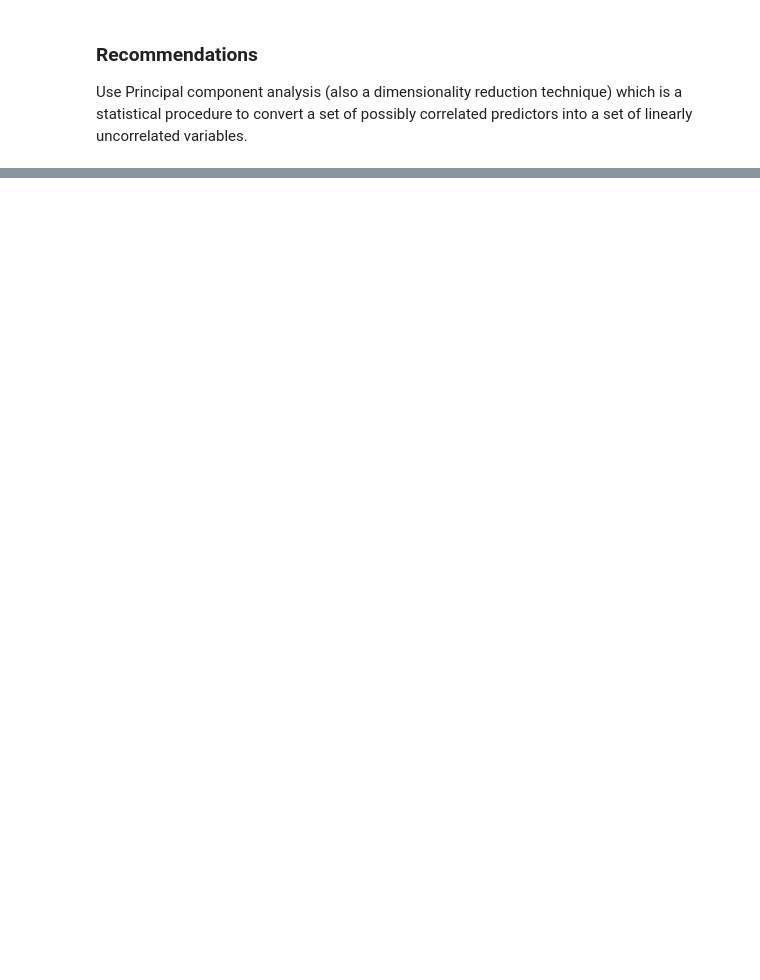
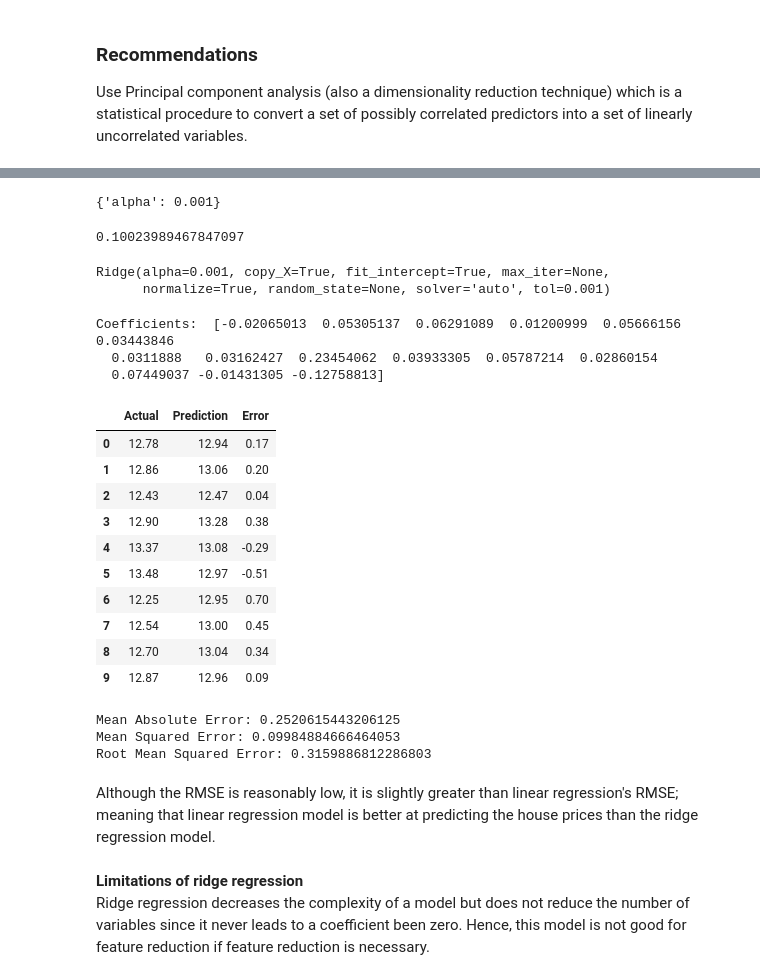
Before and after one commit to WambuiKahuthu/MORINGA_CORE_WEEK7_IP_REGRESSION2, a Jupyter notebook: Moringa_Data_Science_Core_W7_Independent_Project_2021_08_Wambui_Kahuthu_Python_Notebook.ipynb, the cells around one changed output, grey strips where cells are left out. Drawn from its saved outputs; the diff is of its cells as text; code cells hidden in the pictures; blank space fills up the shorter version.

```diff
--- a/Moringa_Data_Science_Core_W7_Independent_Project_2021_08_Wambui_Kahuthu_Python_Notebook.ipynb
+++ b/Moringa_Data_Science_Core_W7_Independent_Project_2021_08_Wambui_Kahuthu_Python_Notebook.ipynb
@@ -574,0 +762,79 @@ Use Principal component analysis (also a dimensionality reduction technique) whi
+# %%
+# Determine the most appropriate hyperparameter value for the l2 regularization using grid search.
+
+# Import ridge regressor
+from sklearn.linear_model import Ridge
+
+# Instantiate ridge model and indicate normalization in order to get better estimates
+ridge = Ridge(normalize=True)
+
+# Setup the grid that we will use.
+search = GridSearchCV(estimator=ridge,param_grid={'alpha':np.logspace(-5,2,8)},scoring='neg_mean_squared_error',n_jobs=1,refit=True,cv=10)
+# %%
+# Use the .fit function to run the model and then use the .best_params_ and .best_scores_ function to determine the models strength.
+search.fit(X_train,y_train)
+print(search.best_params_)
+{'alpha': 0.01}
+abs(search.best_score_)
+
+# The best_params_ tells us what to set alpha to
+# The best_score_ tells us what the best possible mean squared error is
+# %% [output]
+{'alpha': 0.001}
+0.10023989467847097
+# %%
+# Fitting our model with the recommended alpha value
+ridge = Ridge(normalize=True,alpha=0.001)
+ridge.fit(X_train,y_train)
+# %% [output]
+Ridge(alpha=0.001, copy_X=True, fit_intercept=True, max_iter=None,
+      normalize=True, random_state=None, solver='auto', tol=0.001)
+# %%
+# Finding the coefficients of the variables
+print('Coefficients: ',ridge.coef_)
+# %% [output]
+Coefficients:  [-0.02065013  0.05305137  0.06291089  0.01200999  0.05666156  0.03443846
+  0.0311888   0.03162427  0.23454062  0.03933305  0.05787214  0.02860154
+  0.07449037 -0.01431305 -0.12758813]
+# %%
+# Making Predictions
+
+# obtain the trained model's predictions of the based on X_test
+y_pred = ridge.predict(X_test) # the y_pred is a numpy array that contains all the predicted values
+error= (y_pred-y_test)
+# create a dataframe that compares the actual output values for X_test with the predicted values
+df = pd.DataFrame({'Actual': y_test, 'Prediction': y_pred, 'Error':error})
+
+# display top 10 records in the comparison dataframe
+df.head(10)
+# %% [output]
+|  | Actual | Prediction | Error |
+| 0 | 12.78 | 12.94 | 0.17 |
+| 1 | 12.86 | 13.06 | 0.20 |
+| 2 | 12.43 | 12.47 | 0.04 |
+| 3 | 12.90 | 13.28 | 0.38 |
+| 4 | 13.37 | 13.08 | -0.29 |
+| 5 | 13.48 | 12.97 | -0.51 |
+| 6 | 12.25 | 12.95 | 0.70 |
+| 7 | 12.54 | 13.00 | 0.45 |
+| 8 | 12.70 | 13.04 | 0.34 |
+| 9 | 12.87 | 12.96 | 0.09 |
+# %%
+# Evaluating the Algorithm
+
+# import metrics
+from sklearn import metrics
+
+# evaluate the performance of the model by computing the MAE, MSE, and RMSE scores
+print('Mean Absolute Error:', metrics.mean_absolute_error(y_test, y_pred))
+print('Mean Squared Error:',(metrics.mean_squared_error(y_test, y_pred)))
+print('Root Mean Squared Error:', (np.sqrt(metrics.mean_squared_error(y_test, y_pred))))
+# %% [output]
+Mean Absolute Error: 0.2520615443206125
+Mean Squared Error: 0.09984884666464053
+Root Mean Squared Error: 0.3159886812286803
+# %% [markdown]
+Although the RMSE is reasonably low, it is slightly greater than linear regression's RMSE; meaning that linear regression model is better at predicting the house prices than the ridge regression model.
+# %% [markdown]
+**Limitations of ridge regression**
+Ridge regression decreases the complexity of a model but does not reduce the number of variables since it never leads to a coefficient been zero. Hence, this model is not good for feature reduction if feature reduction is necessary.
```
Also changed, not shown: parts of 39 cells of this notebook.
